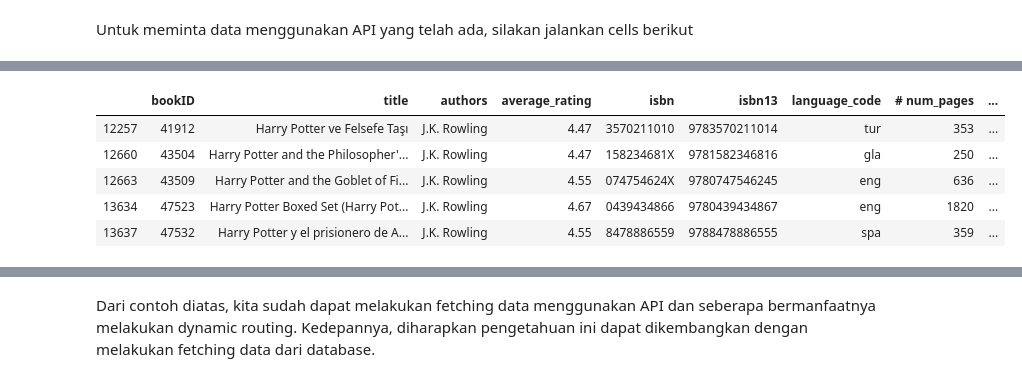
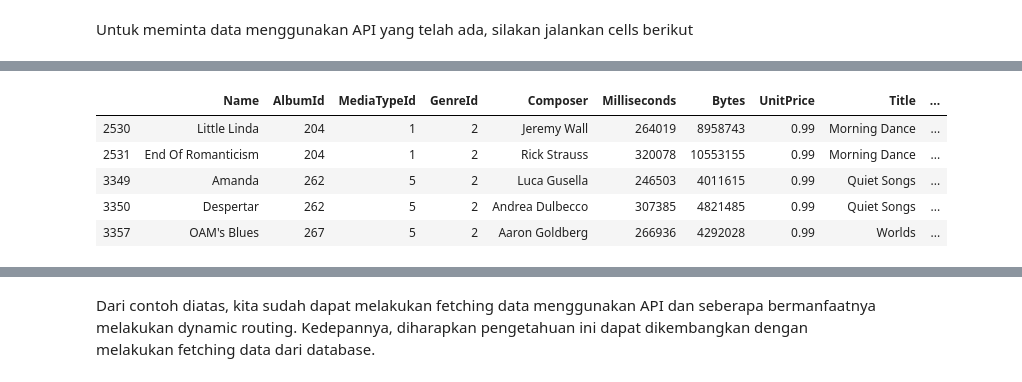
Before and after one commit to leonardyhh/Python_capstone_project, a Jupyter notebook: Capstone Guideline.ipynb, the cells around one changed output, grey strips where cells are left out. Saved outputs shown, nothing was run; the diff lists cells and outputs as text; code cells hidden in the pictures.

```diff
--- a/Capstone Guideline.ipynb
+++ b/Capstone Guideline.ipynb
@@ -251,12 +310,12 @@ r_pd.head()
 # %%
-url3 = 'http://localhost:5000/data/get/equal/books_c.csv/authors/J.K. Rowling'
+url3 = 'http://localhost:5000/data/get/genre/chinook.db/Jazz'
 r = requests.get(url3)
 r_pd = pd.DataFrame(r.json())
 r_pd.tail()
 # %% [output]
-|  | bookID | title | authors | average_rating | isbn | isbn13 | language_code | # num_pages | ... |
-| 12257 | 41912 | Harry Potter ve Felsefe Taşı | J.K. Rowling | 4.47 | 3570211010 | 9783570211014 | tur | 353 | ... |
-| 12660 | 43504 | Harry Potter and the Philosopher'... | J.K. Rowling | 4.47 | 158234681X | 9781582346816 | gla | 250 | ... |
-| 12663 | 43509 | Harry Potter and the Goblet of Fi... | J.K. Rowling | 4.55 | 074754624X | 9780747546245 | eng | 636 | ... |
-| 13634 | 47523 | Harry Potter Boxed Set (Harry Pot... | J.K. Rowling | 4.67 | 0439434866 | 9780439434867 | eng | 1820 | ... |
-| 13637 | 47532 | Harry Potter y el prisionero de A... | J.K. Rowling | 4.55 | 8478886559 | 9788478886555 | spa | 359 | ... |
+|  | Name | AlbumId | MediaTypeId | GenreId | Composer | Milliseconds | Bytes | UnitPrice | Title | ... |
+| 2530 | Little Linda | 204 | 1 | 2 | Jeremy Wall | 264019 | 8958743 | 0.99 | Morning Dance | ... |
+| 2531 | End Of Romanticism | 204 | 1 | 2 | Rick Strauss | 320078 | 10553155 | 0.99 | Morning Dance | ... |
+| 3349 | Amanda | 262 | 5 | 2 | Luca Gusella | 246503 | 4011615 | 0.99 | Quiet Songs | ... |
+| 3350 | Despertar | 262 | 5 | 2 | Andrea Dulbecco | 307385 | 4821485 | 0.99 | Quiet Songs | ... |
+| 3357 | OAM's Blues | 267 | 5 | 2 | Aaron Goldberg | 266936 | 4292028 | 0.99 | Worlds | ... |
```
Also changed, not shown: parts of 10 cells of this notebook, 2 other files.
